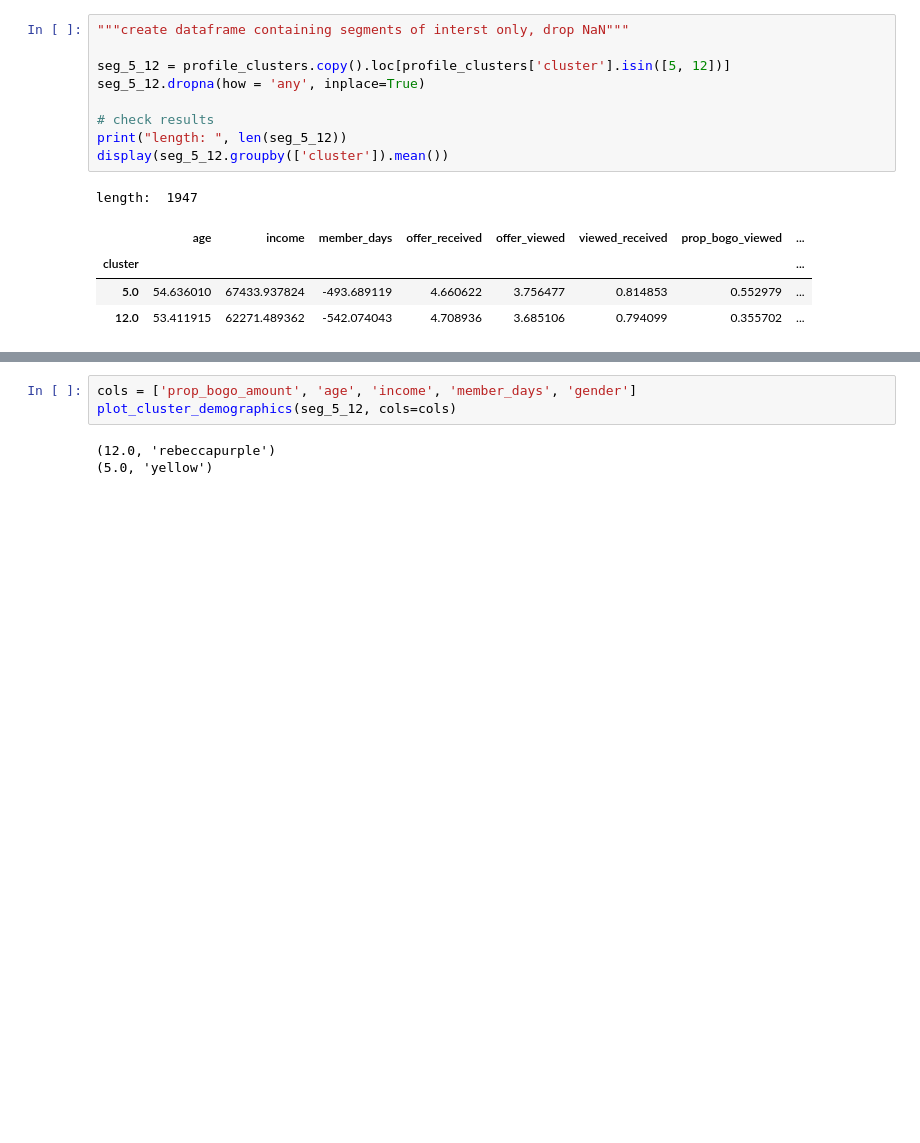
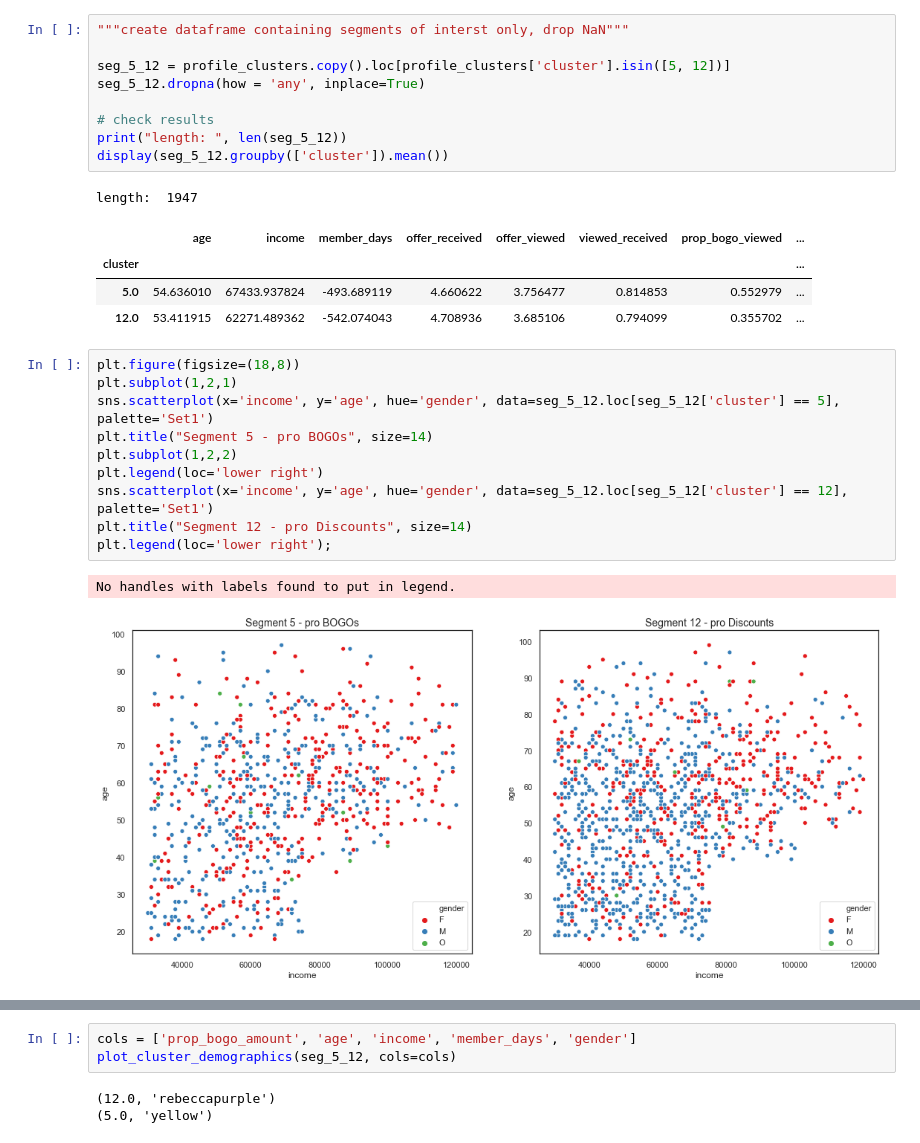
Before and after one commit to rbuerki/segmentation-challenge-starbucks, a Jupyter notebook: 5-analyze_clusters.ipynb, the cells around one changed output, grey strips where cells are left out. Saved outputs shown, nothing was run; the diff lists cells and outputs as text; blank space fills up the shorter version.

```diff
--- a/5-analyze_clusters.ipynb
+++ b/5-analyze_clusters.ipynb
@@ -242,3 +261,16 @@ length:  1947
 | cluster |  |  |  |  |  |  |  | ... |
 | 5.0 | 54.636010 | 67433.937824 | -493.689119 | 4.660622 | 3.756477 | 0.814853 | 0.552979 | ... |
 | 12.0 | 53.411915 | 62271.489362 | -542.074043 | 4.708936 | 3.685106 | 0.794099 | 0.355702 | ... |
+# %%
+plt.figure(figsize=(18,8))
+plt.subplot(1,2,1)
+sns.scatterplot(x='income', y='age', hue='gender', data=seg_5_12.loc[seg_5_12['cluster'] == 5], palette='Set1')
+plt.title("Segment 5 - pro BOGOs", size=14)
+plt.subplot(1,2,2)
+plt.legend(loc='lower right')
+sns.scatterplot(x='income', y='age', hue='gender', data=seg_5_12.loc[seg_5_12['cluster'] == 12], palette='Set1')
+plt.title("Segment 12 - pro Discounts", size=14)
+plt.legend(loc='lower right');
+# %% [output]
+No handles with labels found to put in legend.
+[figure, added]
```
Also changed, not shown: parts of 16 cells of this notebook.
